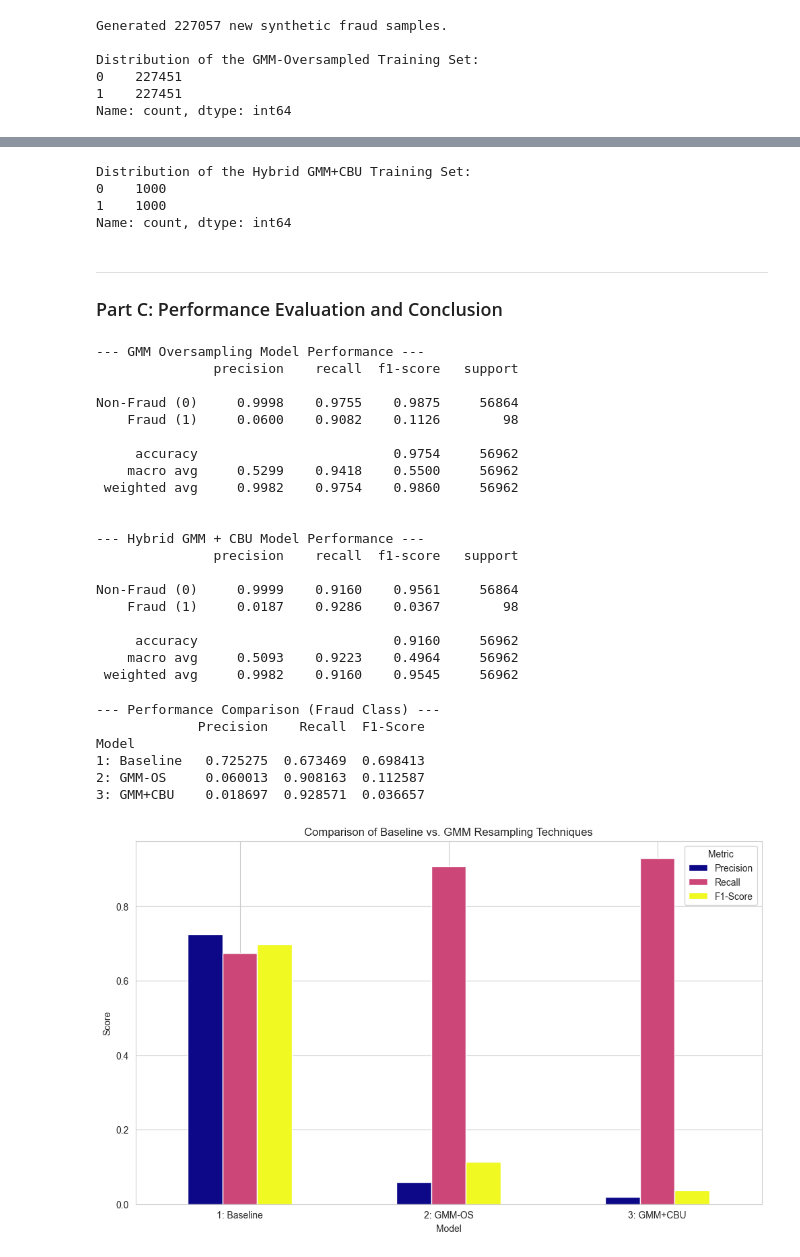
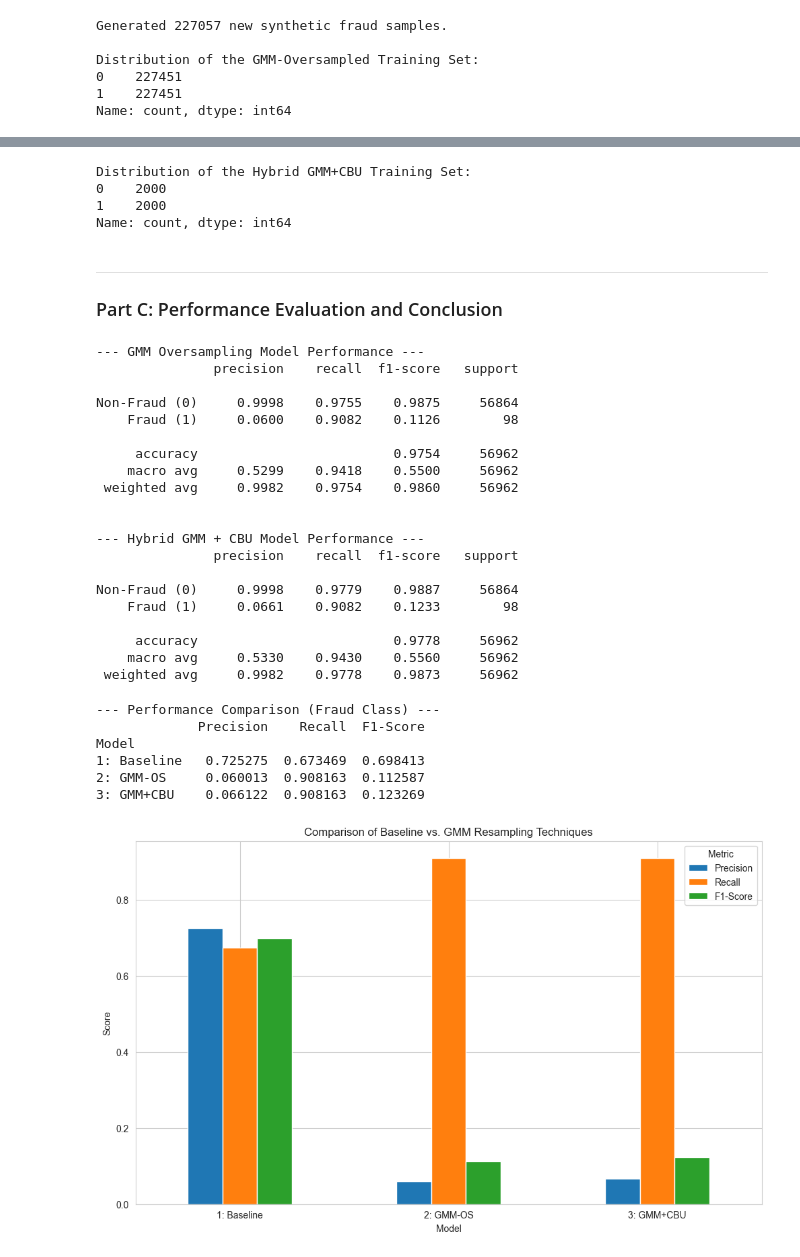
Before and after one commit to Charukhesh/DA5401-assignment-4-Charukhesh, a Jupyter notebook: main.ipynb, the cells around one changed output, grey strips where cells are left out. Drawn from its saved outputs; the diff is of its cells as text; code cells hidden in the pictures.

```diff
--- a/main.ipynb
+++ b/main.ipynb
@@ -200,14 +200,19 @@ Next, we create a second balanced dataset. This hybrid approach aims to create a
 # %%
-n_target_samples = 1000
+# Let's target a balanced dataset of 'n' samples ('n/2' majority, 'n/2' minority).
+n_target_samples = 2000
 X_train_majority = X_train[y_train == 0]
 
+# Scale the Data before applying KMeans Clustering
+scaler = StandardScaler()
+X_train_majority_scaled = scaler.fit_transform(X_train_majority)
+
 # Fit with MiniBatchKMeans for faster convergence
-minibatch_kmeans = MiniBatchKMeans(n_clusters=n_target_samples, random_state=RANDOM_STATE,
+kmeans = MiniBatchKMeans(n_clusters=n_target_samples, random_state=RANDOM_STATE,
                                        n_init=10, batch_size=512)
-minibatch_kmeans.fit(X_train_majority)
+kmeans.fit(X_train_majority_scaled)
 
 # The new undersampled majority set is the cluster centers
-X_train_maj_cbu = minibatch_kmeans.cluster_centers_
+X_train_maj_cbu = scaler.inverse_transform(kmeans.cluster_centers_)
 y_train_maj_cbu = np.array([0] * n_target_samples)
 
 # Oversample the minority class using GMM to match
@@ -222,8 +227,8 @@ print("\nDistribution of the Hybrid GMM+CBU Training Set:")
 print(pd.Series(y_train_gmm_cbu).value_counts())
 # %% [output]
 Distribution of the Hybrid GMM+CBU Training Set:
-0    1000
-1    1000
+0    2000
+1    2000
 Name: count, dtype: int64
 # %% [markdown]
 ----
@@ -237,7 +242,6 @@ y_pred_gmm_os = model_gmm_os.predict(X_test)
 print("--- GMM Oversampling Model Performance ---")
 print(classification_report(y_test, y_pred_gmm_os, target_names=['Non-Fraud (0)', 'Fraud (1)'], digits=4))
 
-
 # Train Model on GMM-CBU data
 model_gmm_cbu = LogisticRegression(solver='liblinear', random_state=RANDOM_STATE)
 model_gmm_cbu.fit(X_train_gmm_cbu, y_train_gmm_cbu)
@@ -259,12 +263,12 @@ Non-Fraud (0)     0.9998    0.9755    0.9875     56864
 --- Hybrid GMM + CBU Model Performance ---
                precision    recall  f1-score   support
 
-Non-Fraud (0)     0.9999    0.9160    0.9561     56864
-    Fraud (1)     0.0187    0.9286    0.0367        98
+Non-Fraud (0)     0.9998    0.9779    0.9887     56864
+    Fraud (1)     0.0661    0.9082    0.1233        98
 
-     accuracy                         0.9160     56962
-    macro avg     0.5093    0.9223    0.4964     56962
- weighted avg     0.9982    0.9160    0.9545     56962
+     accuracy                         0.9778     56962
+    macro avg     0.5330    0.9430    0.5560     56962
+ weighted avg     0.9982    0.9778    0.9873     56962
 # %%
 # Store metrics for the minority class (1)
 metrics = {
@@ -275,36 +279,36 @@ metrics = {
         precision_score(y_test, y_pred_gmm_cbu)
     ],
     'Recall': [
         recall_score(y_test, y_pred_baseline),
         recall_score(y_test, y_pred_gmm_os),
         recall_score(y_test, y_pred_gmm_cbu)
     ],
     'F1-Score': [
         f1_score(y_test, y_pred_baseline),
         f1_score(y_test, y_pred_gmm_os),
         f1_score(y_test, y_pred_gmm_cbu)
     ]
 }
 
 results_df = pd.DataFrame(metrics).set_index('Model')
 print("--- Performance Comparison (Fraud Class) ---")
 print(results_df)
 
 # Visualize the comparison
-results_df.plot(kind='bar', figsize=(12, 7), colormap='plasma')
+results_df.plot(kind='bar', figsize=(12, 7))
 plt.title('Comparison of Baseline vs. GMM Resampling Techniques')
 plt.ylabel('Score')
 plt.xticks(rotation=0)
 plt.legend(title='Metric')
 plt.show()
 # %% [output]
 --- Performance Comparison (Fraud Class) ---
              Precision    Recall  F1-Score
 Model
 1: Baseline   0.725275  0.673469  0.698413
 2: GMM-OS     0.060013  0.908163  0.112587
-3: GMM+CBU    0.018697  0.928571  0.036657
+3: GMM+CBU    0.066122  0.908163  0.123269
-[figure, old version]
+[figure, new version]
 # %% [markdown]
 #### **Discussion of Impact:**
 
```
Also changed, not shown: parts of 7 cells of this notebook, 1 other file.
